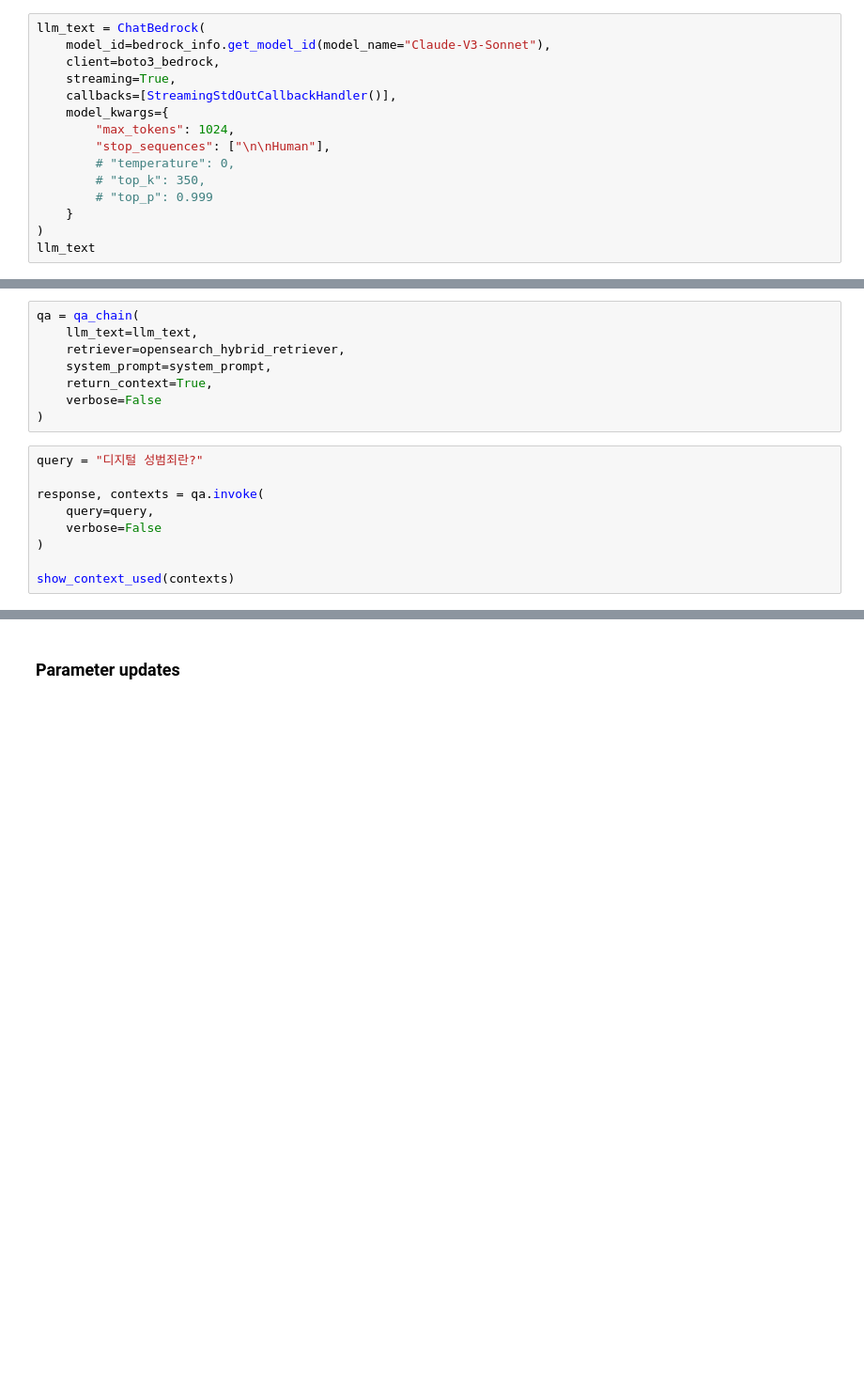
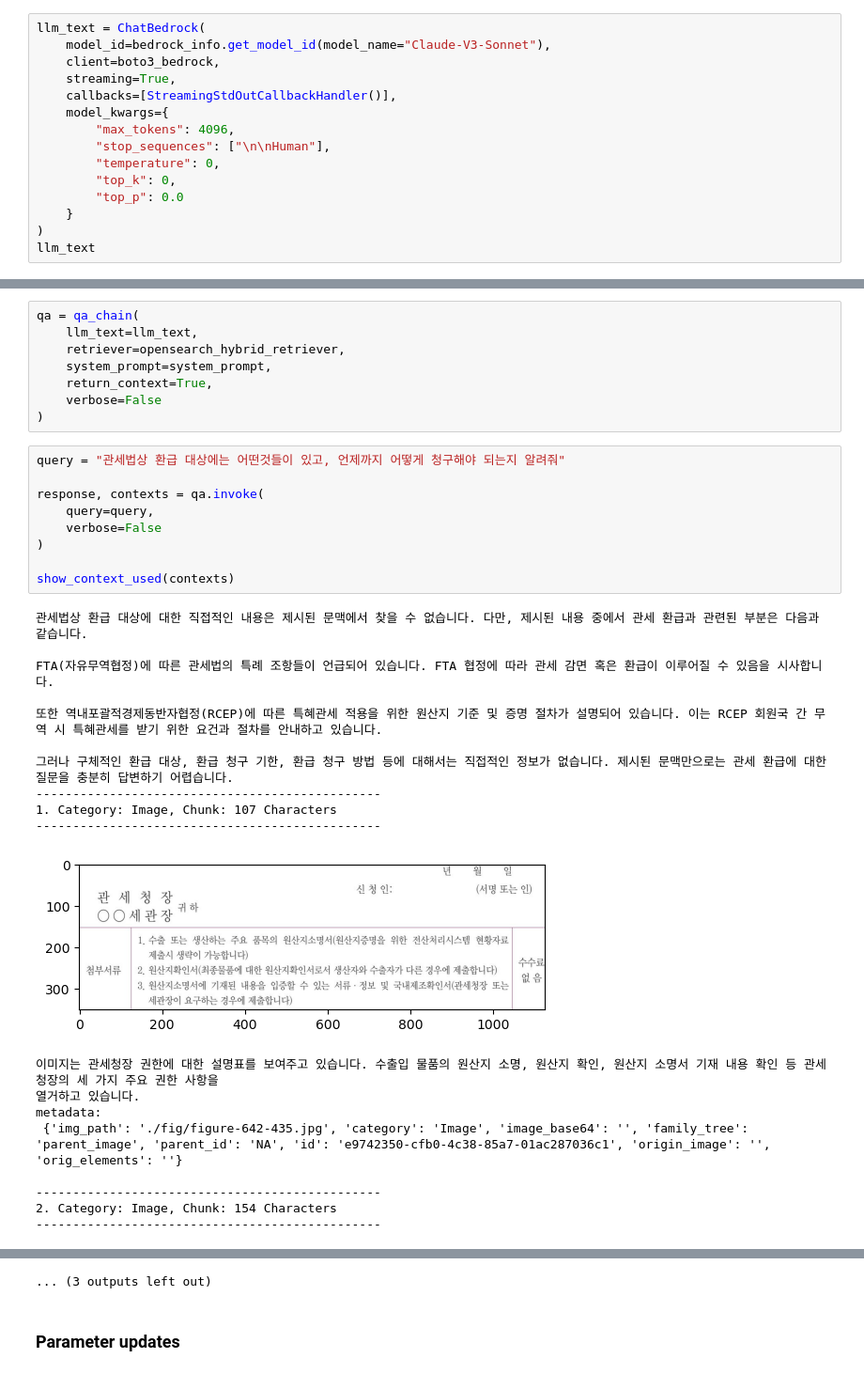
Before and after one commit to jesamkim/sct_traiding_poc, a Jupyter notebook: 04_rag_complex_doc.ipynb, the cells around one changed output, grey strips where cells are left out. Shown at 94% size. Cells and saved outputs as stored; diff of their text form; blank space fills up the shorter version.

```diff
--- a/04_rag_complex_doc.ipynb
+++ b/04_rag_complex_doc.ipynb
@@ -51,11 +69,11 @@ llm_text = ChatBedrock(
     streaming=True,
     callbacks=[StreamingStdOutCallbackHandler()],
     model_kwargs={
-        "max_tokens": 1024,
+        "max_tokens": 4096,
         "stop_sequences": ["\n\nHuman"],
-        # "temperature": 0,
-        # "top_k": 350,
-        # "top_p": 0.999
+        "temperature": 0,
+        "top_k": 0,
+        "top_p": 0.0
     }
 )
 llm_text
@@ -289,11 +333,33 @@ qa = qa_chain(
     verbose=False
 )
 # %%
-query = "디지털 성범죄란?"
+query = "관세법상 환급 대상에는 어떤것들이 있고, 언제까지 어떻게 청구해야 되는지 알려줘"
 
 response, contexts = qa.invoke(
     query=query,
     verbose=False
 )
 
 show_context_used(contexts)
+# %% [output]
+관세법상 환급 대상에 대한 직접적인 내용은 제시된 문맥에서 찾을 수 없습니다. 다만, 제시된 내용 중에서 관세 환급과 관련된 부분은 다음과 같습니다.
+
+FTA(자유무역협정)에 따른 관세법의 특례 조항들이 언급되어 있습니다. FTA 협정에 따라 관세 감면 혹은 환급이 이루어질 수 있음을 시사합니다.
+
+또한 역내포괄적경제동반자협정(RCEP)에 따른 특혜관세 적용을 위한 원산지 기준 및 증명 절차가 설명되어 있습니다. 이는 RCEP 회원국 간 무역 시 특혜관세를 받기 위한 요건과 절차를 안내하고 있습니다.
+
+그러나 구체적인 환급 대상, 환급 청구 기한, 환급 청구 방법 등에 대해서는 직접적인 정보가 없습니다. 제시된 문맥만으로는 관세 환급에 대한 질문을 충분히 답변하기 어렵습니다.
+-----------------------------------------------
+1. Category: Image, Chunk: 107 Characters
+-----------------------------------------------
+[figure, added]
+이미지는 관세청장 권한에 대한 설명표를 보여주고 있습니다. 수출입 물품의 원산지 소명, 원산지 확인, 원산지 소명서 기재 내용 확인 등 관세청장의 세 가지 주요 권한 사항을
+열거하고 있습니다.
+metadata:
+ {'img_path': './fig/figure-642-435.jpg', 'category': 'Image', 'image_base64': '', 'family_tree':
+'parent_image', 'parent_id': 'NA', 'id': 'e9742350-cfb0-4c38-85a7-01ac287036c1', 'origin_image': '',
+'orig_elements': ''}
+
+-----------------------------------------------
+2. Category: Image, Chunk: 154 Characters
+-----------------------------------------------
@@ -300,3 +411,4 @@ show_context_used(contexts)
+... (3 outputs left out)
 # %% [markdown]
 ### Parameter updates
 # %%
```
Also changed, not shown: parts of 19 cells of this notebook, 1 other file.
